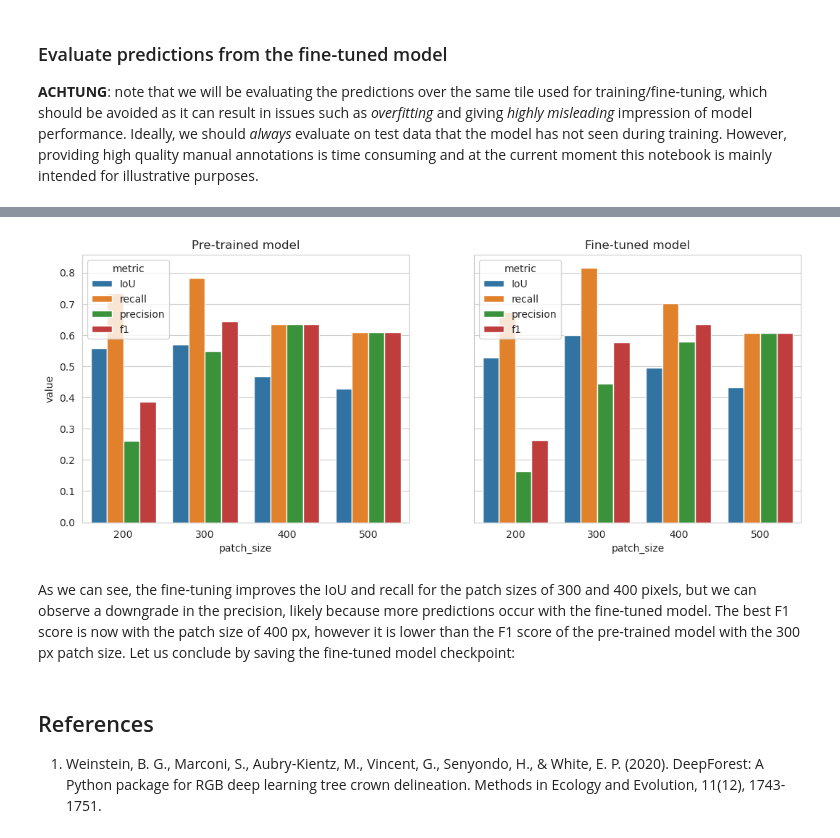
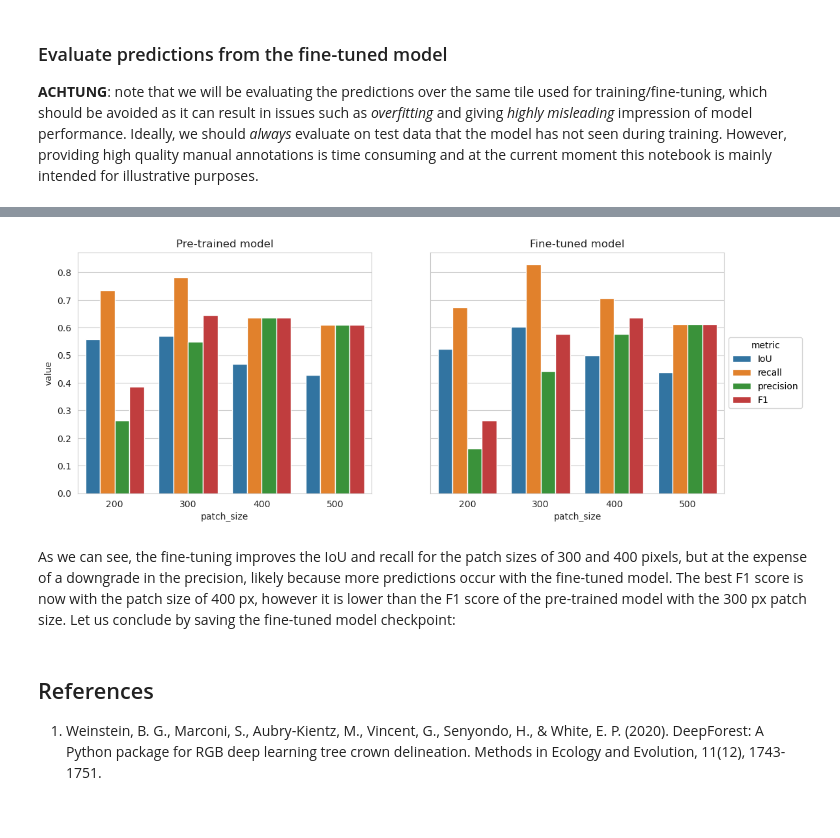
Before and after one commit to martibosch/swiss-urban-trees, a Jupyter notebook: notebooks/train-crown.ipynb, the cells around one changed output, grey strips where cells are left out. Cells and saved outputs as stored; diff of their text form; code cells hidden in the pictures.

```diff
--- a/notebooks/train-crown.ipynb
+++ b/notebooks/train-crown.ipynb
@@ -133,5 +139,6 @@ FutureWarning: The behavior of DataFrame concatenation with empty or all-NA entr
 The model shows the best IoU, recall and F1 with a patch size of 300 pixels. Only the precision is better with larger patch sizes, likely because there are fewer predictions with larger patch sizes. We can also show the metrics for each patch size as a bar plot:
 # %%
 with sns.axes_style("whitegrid"):
-    plot.metrics_barplot(metrics_df)
+    ax = plot.metrics_barplot(metrics_df)
+sns.move_legend(ax, "center left", bbox_to_anchor=(1, 0.5))
 # %% [output]
@@ -226,18 +227,21 @@ FutureWarning: The behavior of DataFrame concatenation with empty or all-NA entr
 # %%
 # side-by-side comparison of metrics
 with sns.axes_style("whitegrid"):
     fig, axes = plt.subplots(1, 2, figsize=(2 * figwidth, figheight), sharey=True)
-    for df, title, ax in zip(
+    for df, title, legend, ax in zip(
         [metrics_df, retrain_metrics_df],
         ["Pre-trained model", "Fine-tuned model"],
+        [False, True],
         axes,
     ):
-        plot.metrics_barplot(df, ax=ax)
+        plot.metrics_barplot(df, ax=ax, legend=legend)
         ax.set_title(title)
+# move the legend outside the last axis
+sns.move_legend(ax, "center left", bbox_to_anchor=(1, 0.5))
 # %% [output]
-[figure, old version]
+[figure, new version]
 # %% [markdown]
-As we can see, the fine-tuning improves the IoU and recall for the patch sizes of 300 and 400 pixels, but we can observe a downgrade in the precision, likely because more predictions occur with the fine-tuned model. The best F1 score is now with the patch size of 400 px, however it is lower than the F1 score of the pre-trained model with the 300 px patch size. Let us conclude by saving the fine-tuned model checkpoint:
+As we can see, the fine-tuning improves the IoU and recall for the patch sizes of 300 and 400 pixels, but at the expense of a downgrade in the precision, likely because more predictions occur with the fine-tuned model. The best F1 score is now with the patch size of 400 px, however it is lower than the F1 score of the pre-trained model with the 300 px patch size. Let us conclude by saving the fine-tuned model checkpoint:
 # %%
 model.trainer.save_checkpoint(dst_model_filepath)
 # %% [markdown]
```
Also changed, not shown: parts of 8 cells of this notebook, 2 other files.
